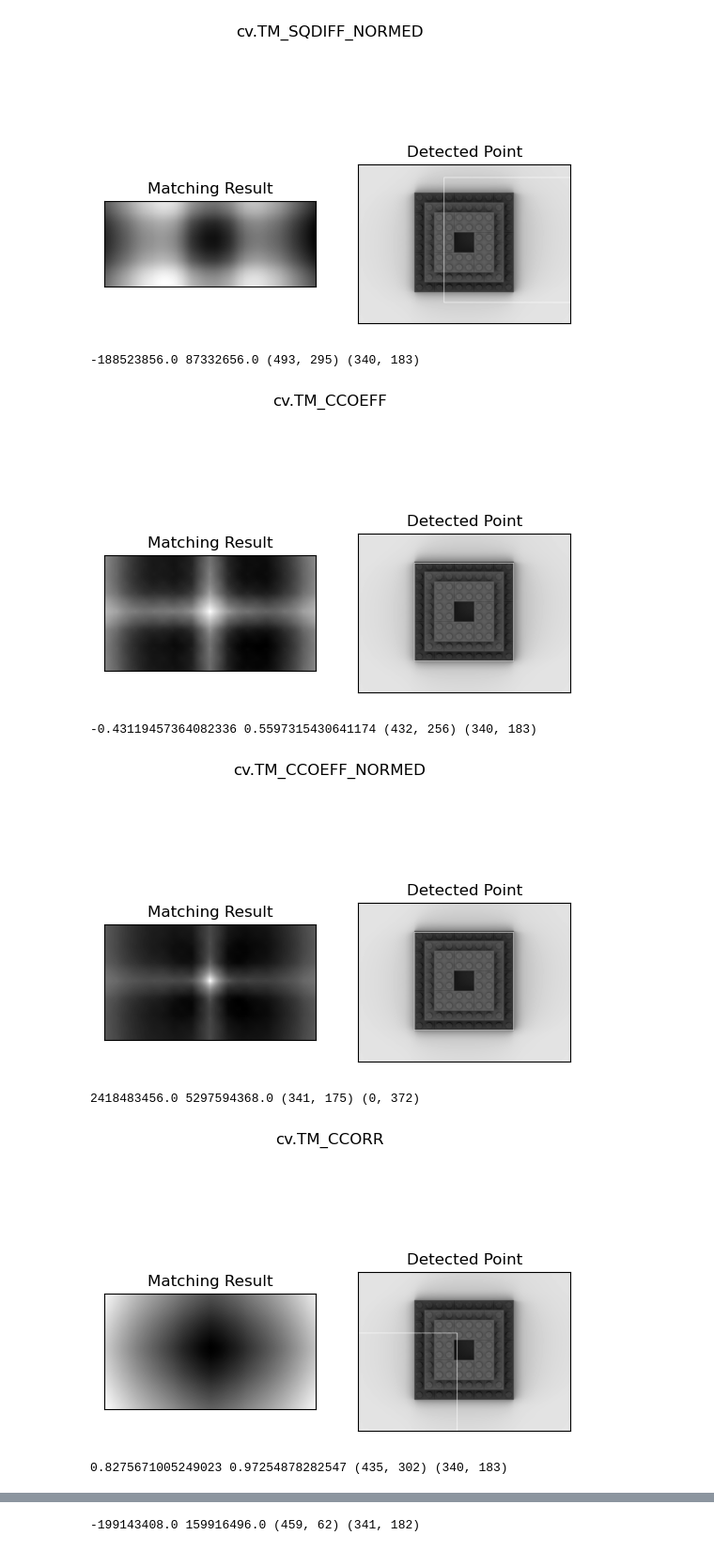
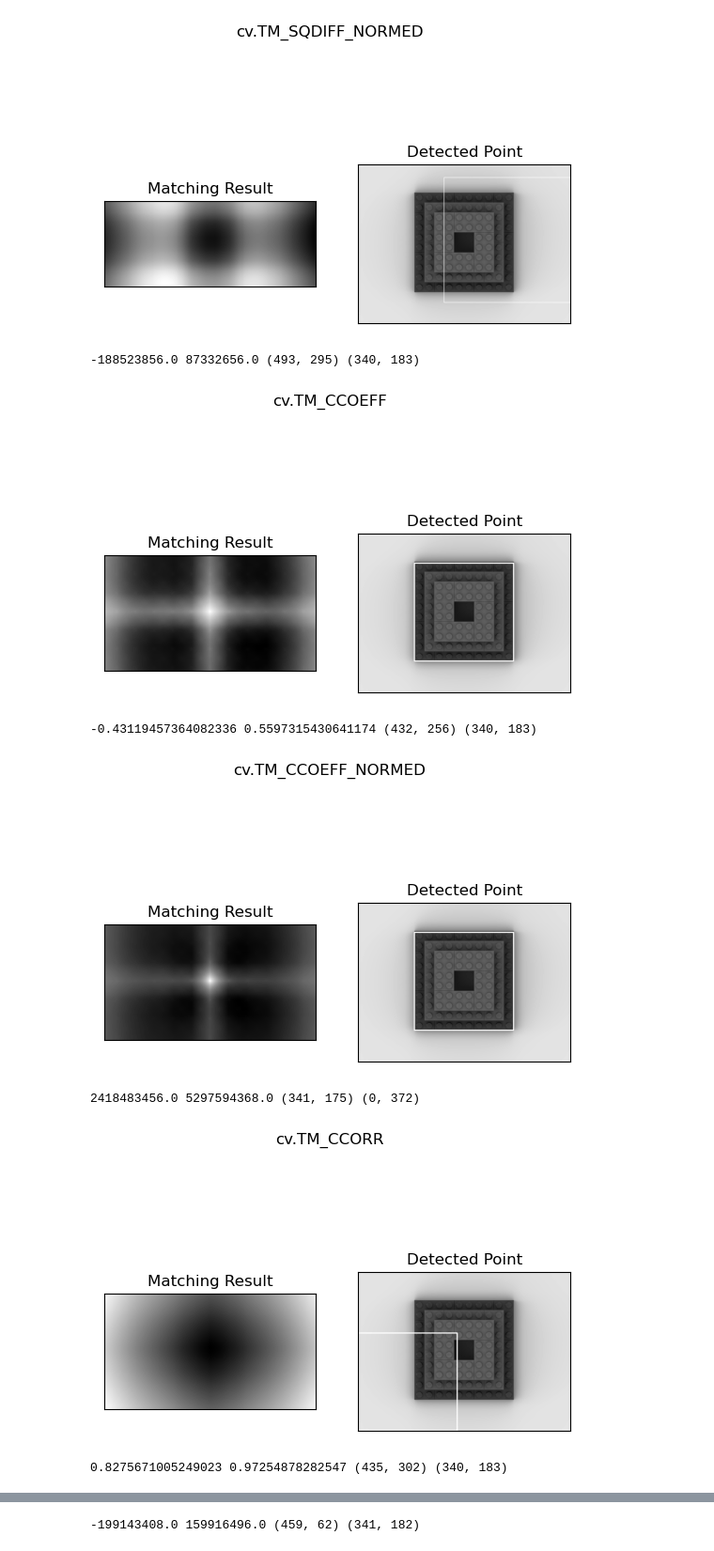
Before and after one commit to tapetenkleister/F-E_Projekt_Montage, a Jupyter notebook: notebook Testdateien/template_matching_onlyPlan.ipynb, the cells around one changed output, grey strips where cells are left out. Shown at 94% size. Drawn from its saved outputs; the diff is of its cells as text; code cells hidden in the pictures.

```diff
--- a/notebook Testdateien/template_matching_onlyPlan.ipynb
+++ b/notebook Testdateien/template_matching_onlyPlan.ipynb
@@ -51,37 +51,37 @@ from matplotlib import pyplot as plt
 img = cv.imread('/home/sissi/workspace/F&E/Test/Bild.png',0)
 img2 = img.copy()
 template = cv.imread('/home/sissi/workspace/F&E/Test/Plan2.png',0)
 w, h = template.shape[::-1]
 # All the 6 methods for comparison in a list
 methods = ['cv.TM_CCOEFF', 'cv.TM_CCOEFF_NORMED', 'cv.TM_CCORR',
             'cv.TM_CCORR_NORMED', 'cv.TM_SQDIFF', 'cv.TM_SQDIFF_NORMED']
 for meth in methods:
     img = img2.copy()
     method = eval(meth)
     # Apply template Matching
     res = cv.matchTemplate(img,template,method)
 
     min_val, max_val, min_loc, max_loc = cv.minMaxLoc(res)
 
     print(min_val, max_val, min_loc, max_loc)
     # If the method is TM_SQDIFF or TM_SQDIFF_NORMED, take minimum
     if method in [cv.TM_SQDIFF, cv.TM_SQDIFF_NORMED]:
         top_left = min_loc
     else:
         top_left = max_loc
     bottom_right = (top_left[0] + w, top_left[1] + h)
-    cv.rectangle(img,top_left, bottom_right, 255, 2)
+    cv.rectangle(img,top_left, bottom_right, 255, 5)
     plt.subplot(121),plt.imshow(res,cmap = 'gray')
     plt.title('Matching Result'), plt.xticks([]), plt.yticks([])
     plt.subplot(122),plt.imshow(img,cmap = 'gray')
     plt.title('Detected Point'), plt.xticks([]), plt.yticks([])
     plt.suptitle(meth)
     plt.show()
 # %% [output]
 -188523856.0 87332656.0 (493, 295) (340, 183)
-[figure, old version]
+[figure, new version]
 -0.43119457364082336 0.5597315430641174 (432, 256) (340, 183)
-[figure, old version]
+[figure, new version]
 2418483456.0 5297594368.0 (341, 175) (0, 372)
-[figure, old version]
+[figure, new version]
 0.8275671005249023 0.97254878282547 (435, 302) (340, 183)
```
Also changed, not shown: parts of 1 cell of this notebook, 9 other files.
